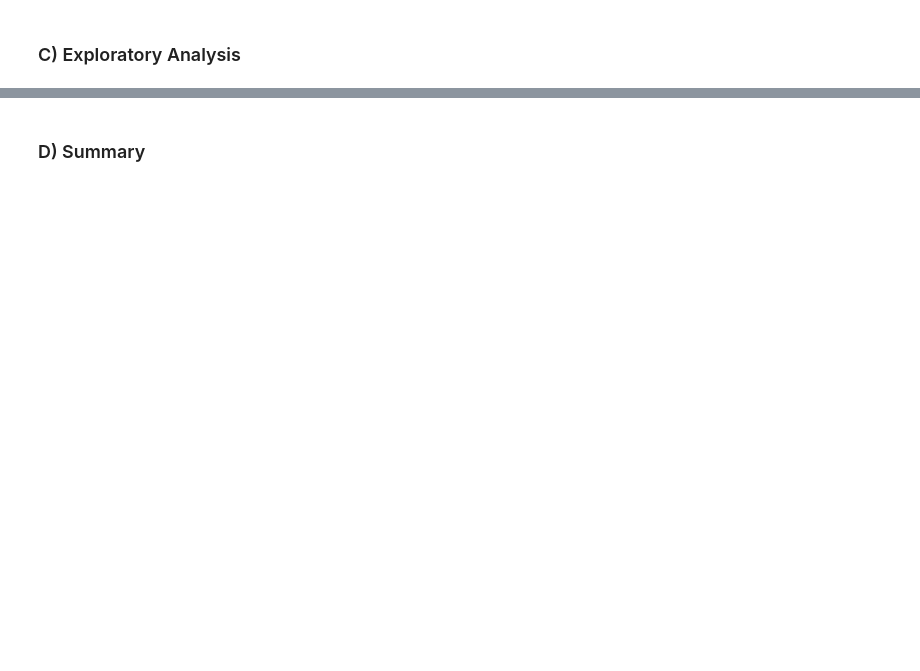
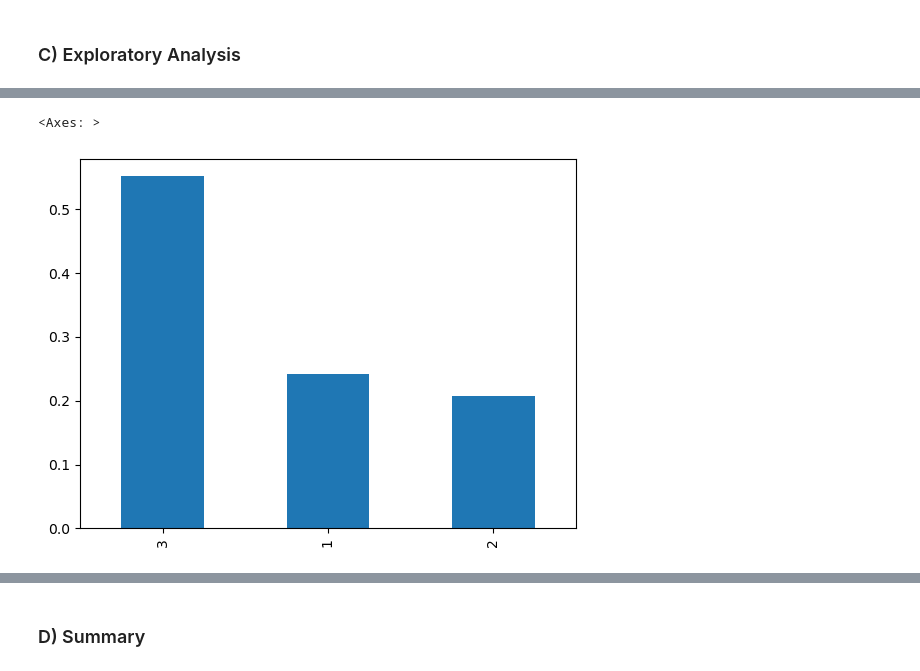
Before and after one commit to MarceloVelludo/Titanic-Kaggle, a Jupyter notebook: 2-DataAnalysis/2.DataAnalysis.ipynb, the cells around one changed output, grey strips where cells are left out. Saved outputs shown, nothing was run; the diff lists cells and outputs as text; code cells hidden in the pictures; blank space fills up the shorter version.

```diff
--- a/2-DataAnalysis/2.DataAnalysis.ipynb
+++ b/2-DataAnalysis/2.DataAnalysis.ipynb
@@ -54,0 +206,5 @@ train_ds
+# %%
+train_ds['Pclass'].value_counts(normalize=True).plot(kind='bar')
+# %% [output]
+<Axes: >
+[figure, added]
```
Also changed, not shown: parts of 23 cells of this notebook.
